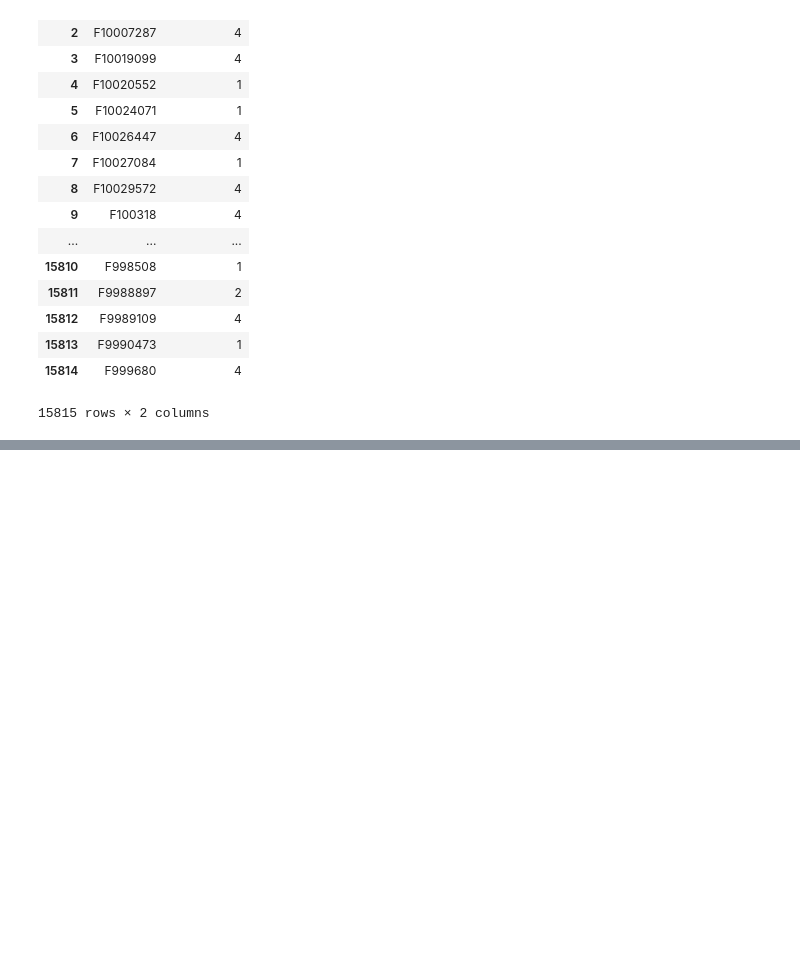
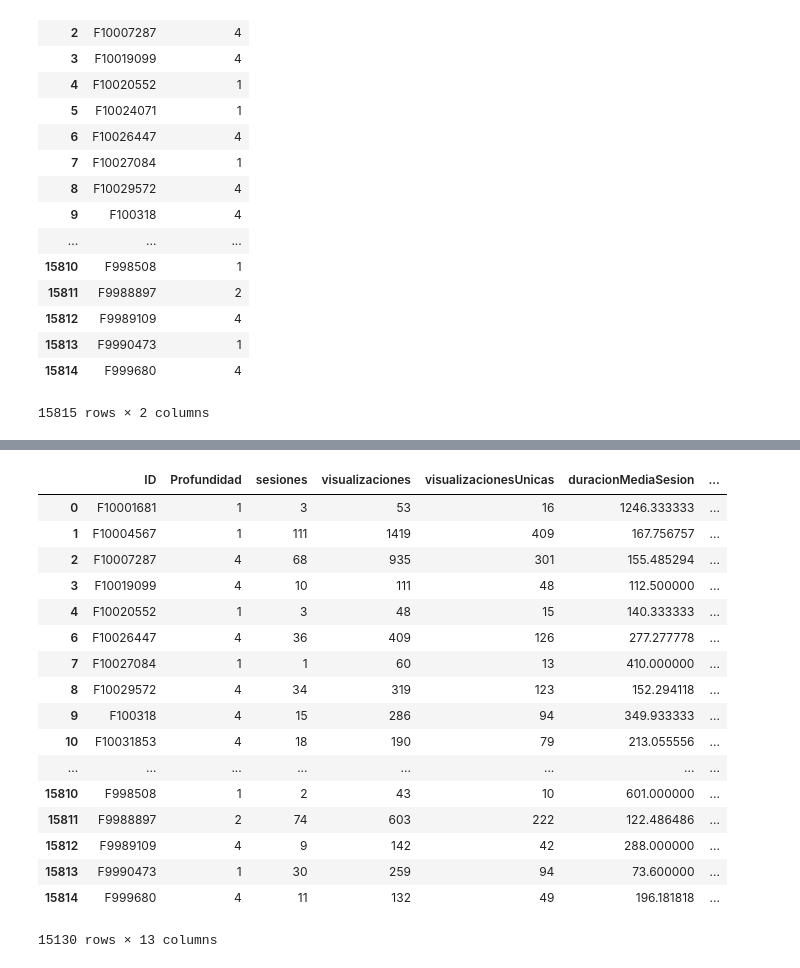
Before and after one commit to DiegoPerezCaa/TFM_QualitySession, a Jupyter notebook: dataTesting/Prueba_4_preparando_DF.ipynb, the cells around one changed output, grey strips where cells are left out. Saved outputs shown, nothing was run; the diff lists cells and outputs as text; code cells hidden in the pictures; blank space fills up the shorter version.

```diff
--- a/dataTesting/Prueba_4_preparando_DF.ipynb
+++ b/dataTesting/Prueba_4_preparando_DF.ipynb
@@ -128,0 +210,51 @@ dd_users
+# %%
+timepage1 = pd.read_csv('../../Archivos_tfm/dataTesting/Tiempo1_1809a1110.csv')
+timepage1.columns = ['ID','avgTimePage1']
+timepage2 = pd.read_csv('../../Archivos_tfm/dataTesting/Tiempo2_1809a1110.csv')
+timepage2.columns = ['ID','avgTimePage2']
+timepage3 = pd.read_csv('../../Archivos_tfm/dataTesting/Tiempo3_1809a1110.csv')
+timepage3.columns = ['ID','avgTimePage3']
+# No añado el tiempo en la página final del proceso porque al tratarse de una página en la que se
+# confirma que la compra ha sido realizada, el tiempo que esté en esta página no tiene importancia
+# para mi objetivo.
+
+dd_users = pd.merge(dd_users,timepage1,how='left', on = 'ID')
+dd_users = pd.merge(dd_users,timepage2,how='left', on = 'ID')
+dd_users = pd.merge(dd_users,timepage3,how='left', on = 'ID')
+# %%
+# No queremos tener en cuenta los usuarios cuyo tiempo en la primera página es NaN.
+dd_users = dd_users[dd_users['avgTimePage1'].notnull()]
+# %%
+# Añadimos una columna más que sea la suma de las tres anteriores... con esto obviamente conseguimos
+# El tiempo medio que cada usuario a empleado en el proceso.
+# Para poder sumar debemos sustituir los NaNs por cero.
+dd_users = dd_users.fillna(0)
+
+dd_users ['avgTimeInTheProcess'] = dd_users['avgTimePage1'] + dd_users['avgTimePage2'] + dd_users['avgTimePage3']
+
+# Y una columna más que sea la resta entre la duración media de la sesion y el tiempo medio en el proceso
+# Con esto obtendremos el tiempo medio que el usuario está en nuestro sitio web realizando cualquier
+# actividad ajena a lo que nos interesa para el proceso de compra.
+
+dd_users ['avgTimeOutOfTheProcess'] = dd_users['duracionMediaSesion'] - dd_users['avgTimeInTheProcess']
+
+dd_users
+# %% [output]
+|  | ID | Profundidad | sesiones | visualizaciones | visualizacionesUnicas | duracionMediaSesion | ... |
+| 0 | F10001681 | 1 | 3 | 53 | 16 | 1246.333333 | ... |
+| 1 | F10004567 | 1 | 111 | 1419 | 409 | 167.756757 | ... |
+| 2 | F10007287 | 4 | 68 | 935 | 301 | 155.485294 | ... |
+| 3 | F10019099 | 4 | 10 | 111 | 48 | 112.500000 | ... |
+| 4 | F10020552 | 1 | 3 | 48 | 15 | 140.333333 | ... |
+| 6 | F10026447 | 4 | 36 | 409 | 126 | 277.277778 | ... |
+| 7 | F10027084 | 1 | 1 | 60 | 13 | 410.000000 | ... |
+| 8 | F10029572 | 4 | 34 | 319 | 123 | 152.294118 | ... |
+| 9 | F100318 | 4 | 15 | 286 | 94 | 349.933333 | ... |
+| 10 | F10031853 | 4 | 18 | 190 | 79 | 213.055556 | ... |
+| ... | ... | ... | ... | ... | ... | ... | ... |
+| 15810 | F998508 | 1 | 2 | 43 | 10 | 601.000000 | ... |
+| 15811 | F9988897 | 2 | 74 | 603 | 222 | 122.486486 | ... |
+| 15812 | F9989109 | 4 | 9 | 142 | 42 | 288.000000 | ... |
+| 15813 | F9990473 | 1 | 30 | 259 | 94 | 73.600000 | ... |
+| 15814 | F999680 | 4 | 11 | 132 | 49 | 196.181818 | ... |
+15130 rows × 13 columns
```
Also changed, not shown: parts of 37 cells of this notebook.
